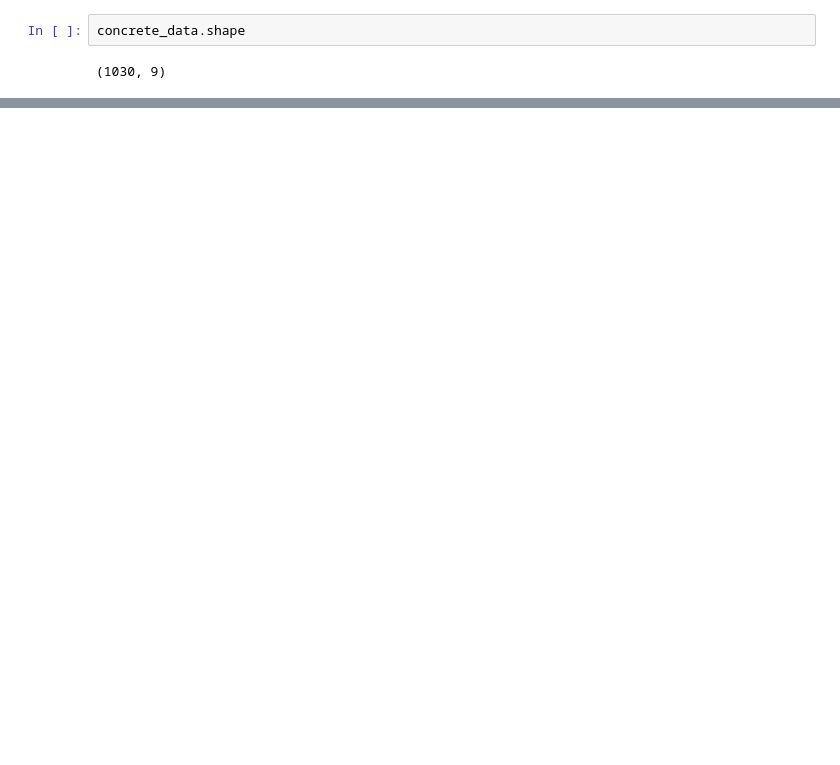
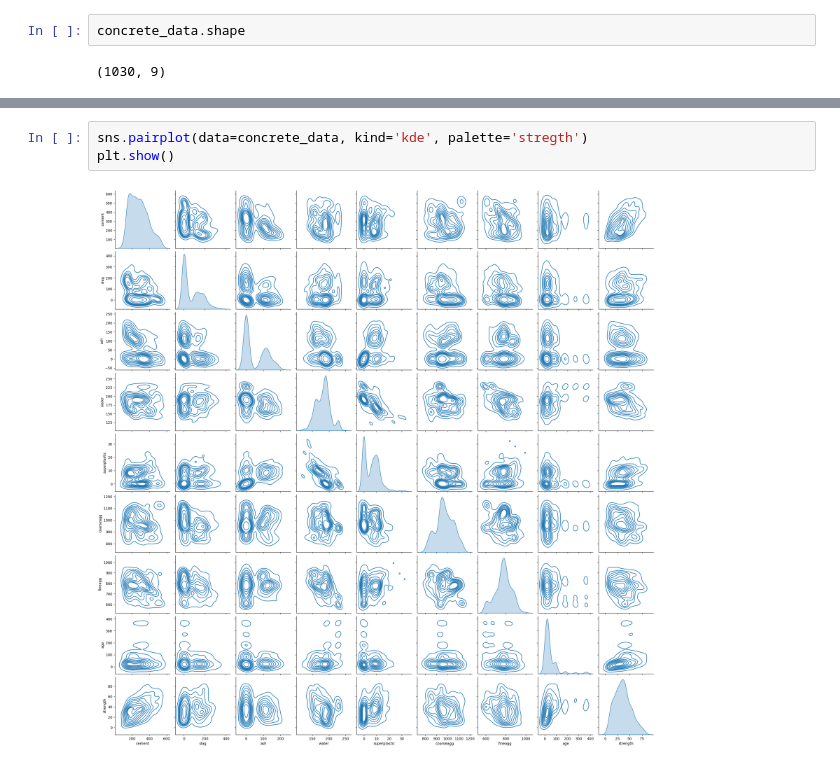
Before and after one commit to julius-m20/Concrete-Data, a Jupyter notebook: main.ipynb, the cells around one changed output, grey strips where cells are left out. Saved outputs shown, nothing was run; the diff lists cells and outputs as text; blank space fills up the shorter version.

```diff
--- a/main.ipynb
+++ b/main.ipynb
@@ -120,0 +121,5 @@ plt.show()
+# %%
+sns.pairplot(data=concrete_data, kind='kde', palette='stregth')
+plt.show()
+# %% [output]
+[figure, added]
```
Also changed, not shown: parts of 11 cells of this notebook.
